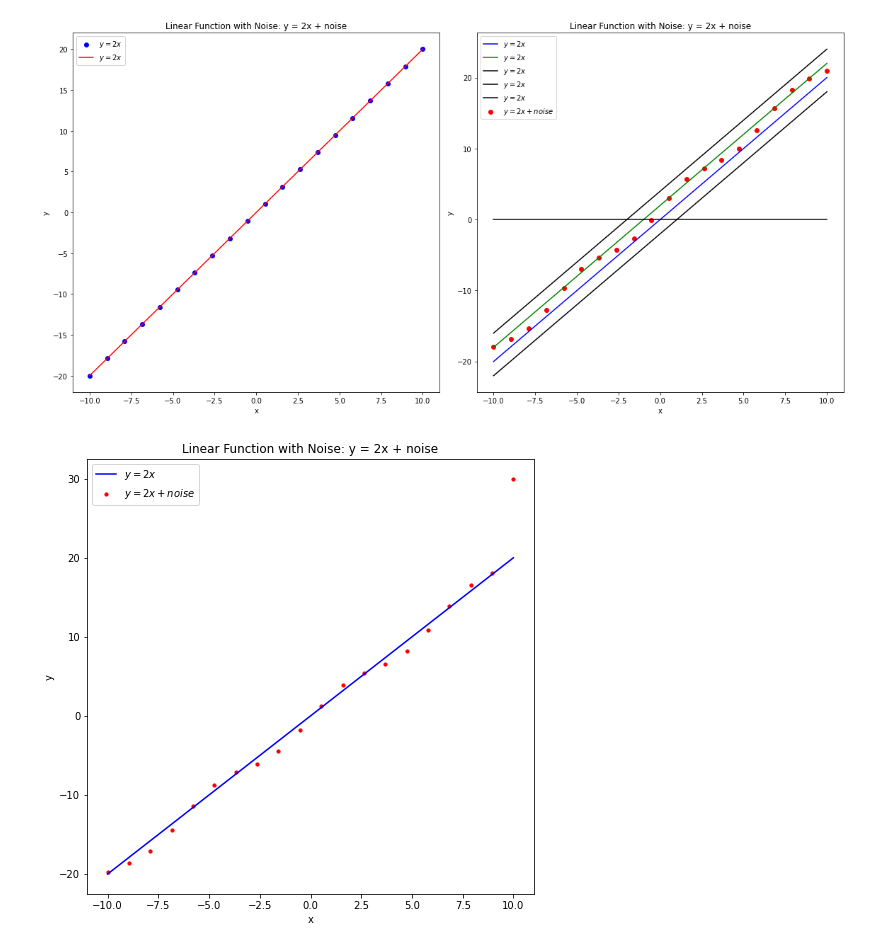
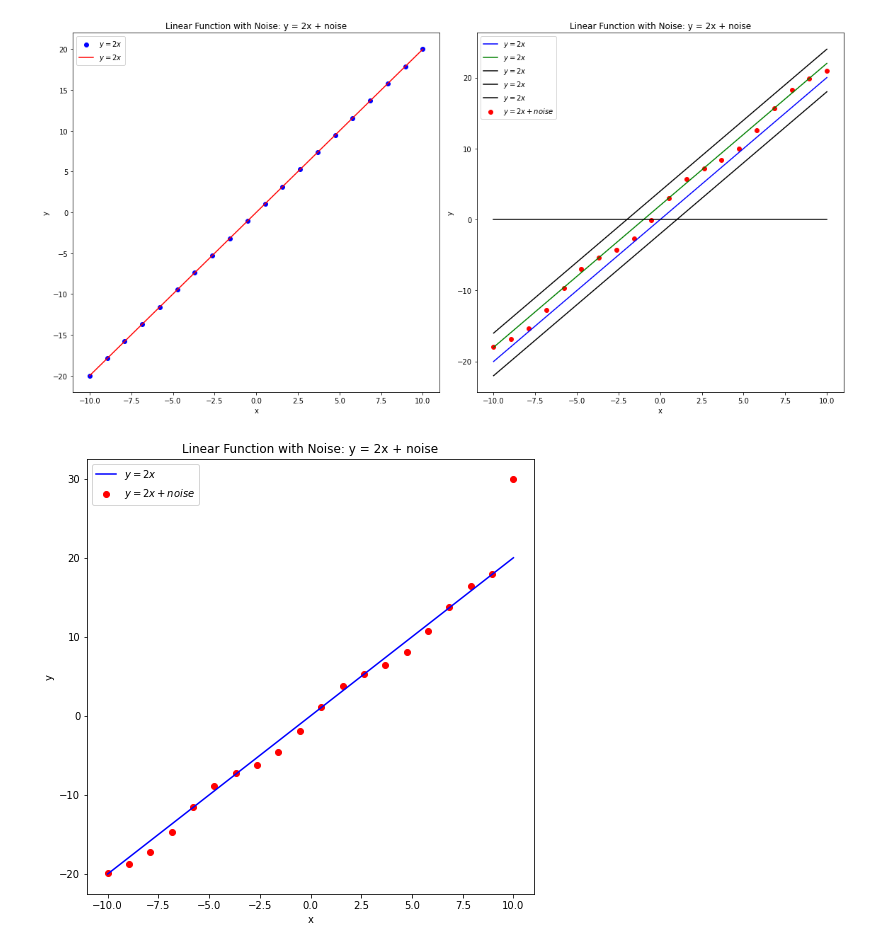
Before and after one commit to eviofekeze/geoph_ml_dl_session, a Jupyter notebook: 00_ML_refresher.ipynb, the cells around one changed output. Drawn from its saved outputs; the diff is of its cells as text; code cells hidden in the pictures.

Commit message:
graph

```diff
--- a/00_ML_refresher.ipynb
+++ b/00_ML_refresher.ipynb
@@ -137,19 +137,19 @@ plt.show()
 # %%
 x_values = np.linspace(-10, 10, 20)
 y_values = linear_function(x = x_values)
 y_with_noise = linear_function(x=x_values, noise = True)
 y_with_noise[-1] = 30
 
 plt.figure(figsize=(8,8))
 plt.plot(x_values, y_values, label=r'$y = 2x$', color='blue')
-plt.scatter(x_values, y_with_noise, label=r'$y = 2x + noise$', color='red', s=10)
+plt.scatter(x_values, y_with_noise, label=r'$y = 2x + noise$', color='red')
 plt.title('Linear Function with Noise: y = 2x + noise')
 plt.xlabel('x')
 plt.ylabel('y')
 plt.legend()
 plt.show()
 # %% [output]
-[figure, old version]
+[figure, new version]
 # %% [markdown]
 ## Machine Learning Workflow
 
```
Also changed, not shown: parts of 2 cells of this notebook, 2 other files.
